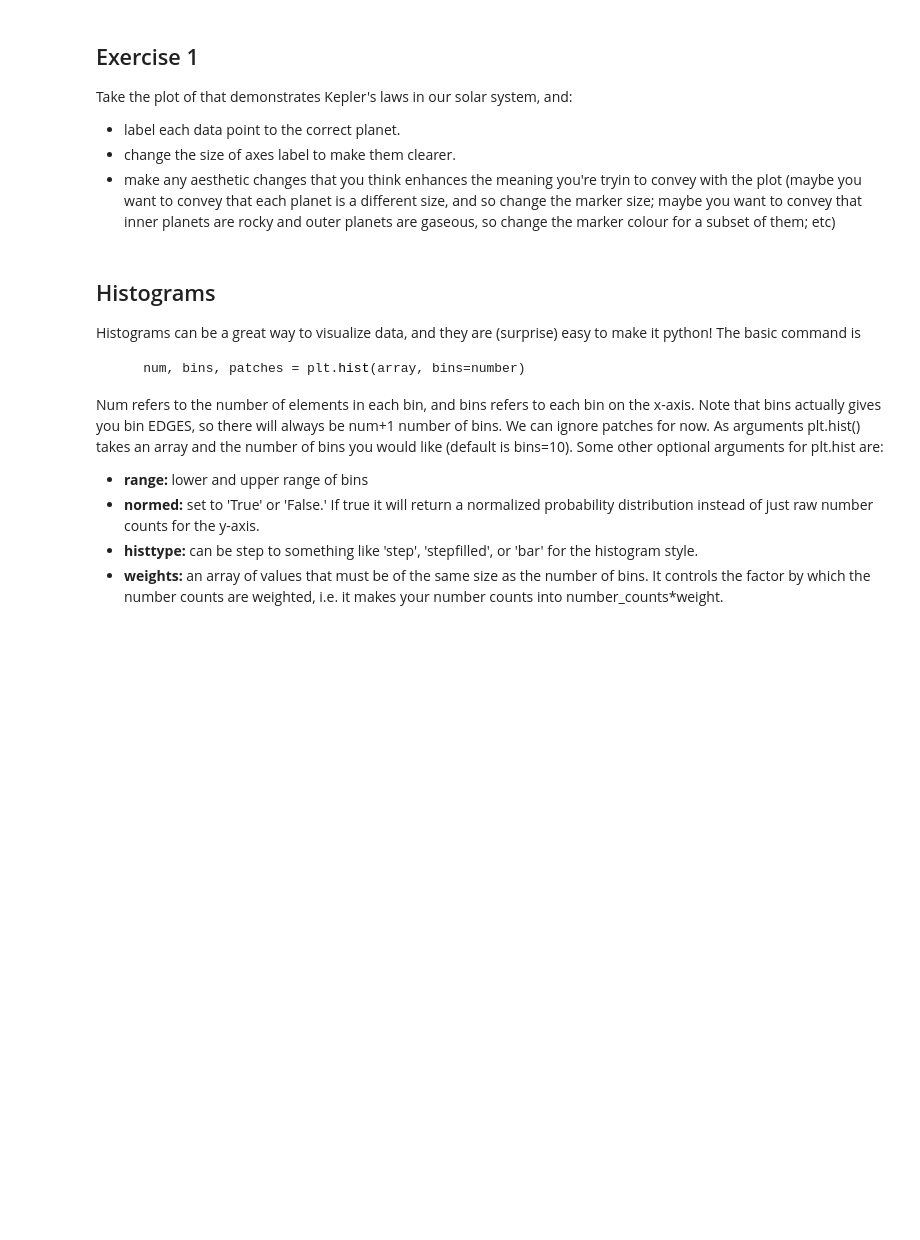
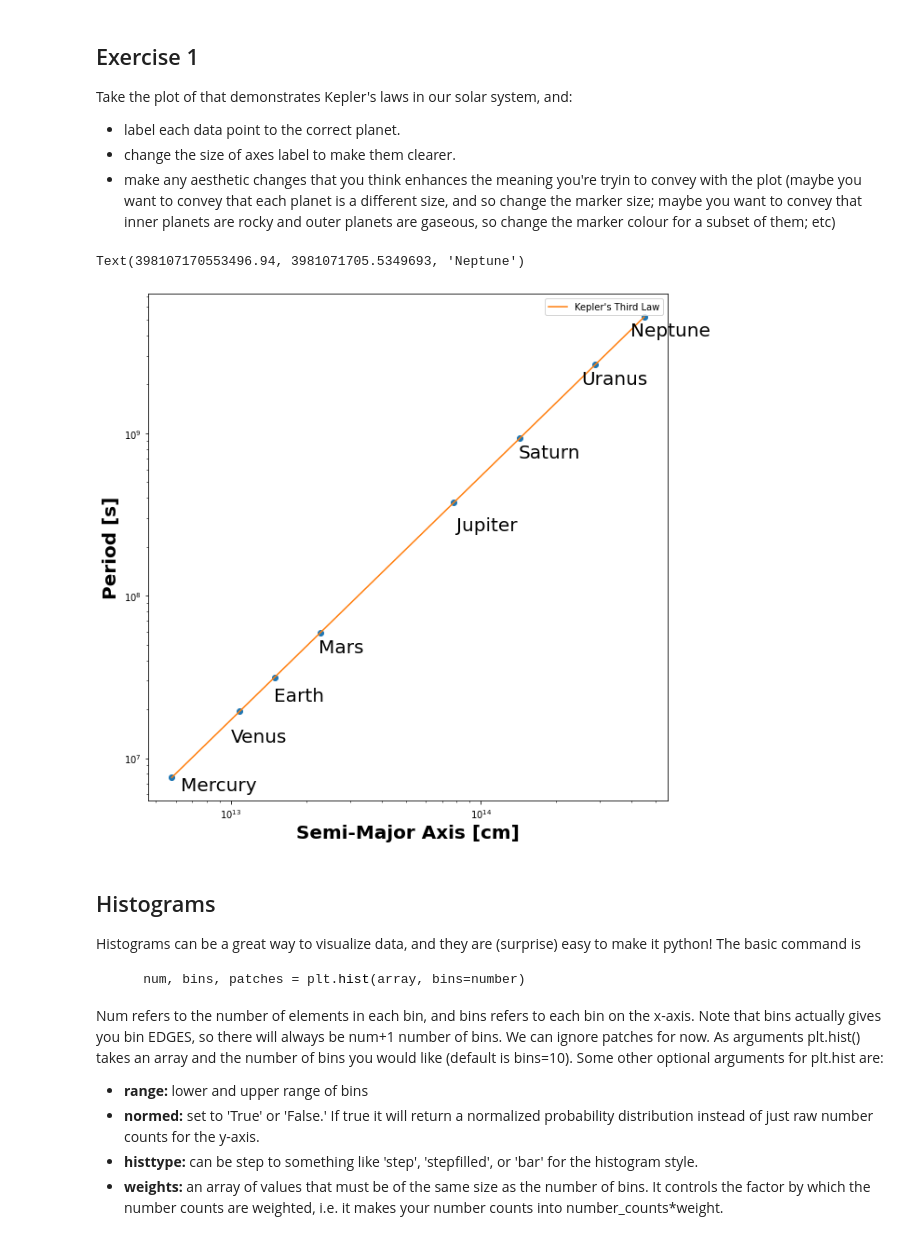
Before and after one commit to tuckwise/astr3190sp22, a Jupyter notebook: lessons/06-plotting_capps.ipynb, the cells around one changed output. Drawn from its saved outputs; the diff is of its cells as text; code cells hidden in the pictures; blank space fills up the shorter version.

```diff
--- a/lessons/06-plotting_capps.ipynb
+++ b/lessons/06-plotting_capps.ipynb
@@ -343,6 +344,26 @@ Take the plot of that demonstrates Kepler's laws in our solar system, and:
 - label each data point to the correct planet.
 - change the size of axes label to make them clearer.
 - make any aesthetic changes that you think enhances the meaning you're tryin to convey with the plot (maybe you want to convey that each planet is a different size, and so change the marker size; maybe you want to convey that inner planets are rocky and outer planets are gaseous, so change the marker colour for a subset of them; etc)
+# %%
+plt.figure(figsize=(10,10))
+
+plt.loglog(a_cm,T_s,'o')
+plt.loglog(a_cm,keplers_third_law(a_cm,Msun),'-',label="Kepler's Third Law")
+plt.xlabel('Semi-Major Axis [cm]', fontweight='bold',fontsize=20)
+plt.ylabel('Period [s]', fontweight='bold',fontsize=20)
+plt.legend()
+
+plt.text(10**12.8,10**6.8, 'Mercury',fontsize=20)
+plt.text(10**13,10**7.1, 'Venus',fontsize=20)
+plt.text(10**13.17,10**7.35, 'Earth',fontsize=20)
+plt.text(10**13.35,10**7.65, 'Mars',fontsize=20)
+plt.text(10**13.9,10**8.4, 'Jupiter',fontsize=20)
+plt.text(10**14.15,10**8.85, 'Saturn',fontsize=20)
+plt.text(10**14.4,10**9.3, 'Uranus',fontsize=20)
+plt.text(10**14.6,10**9.6, 'Neptune',fontsize=20)
+# %% [output]
+Text(398107170553496.94, 3981071705.5349693, 'Neptune')
+[figure, added]
 # %% [markdown]
 ## Histograms
 
```
Also changed, not shown: parts of 4 cells of this notebook.
